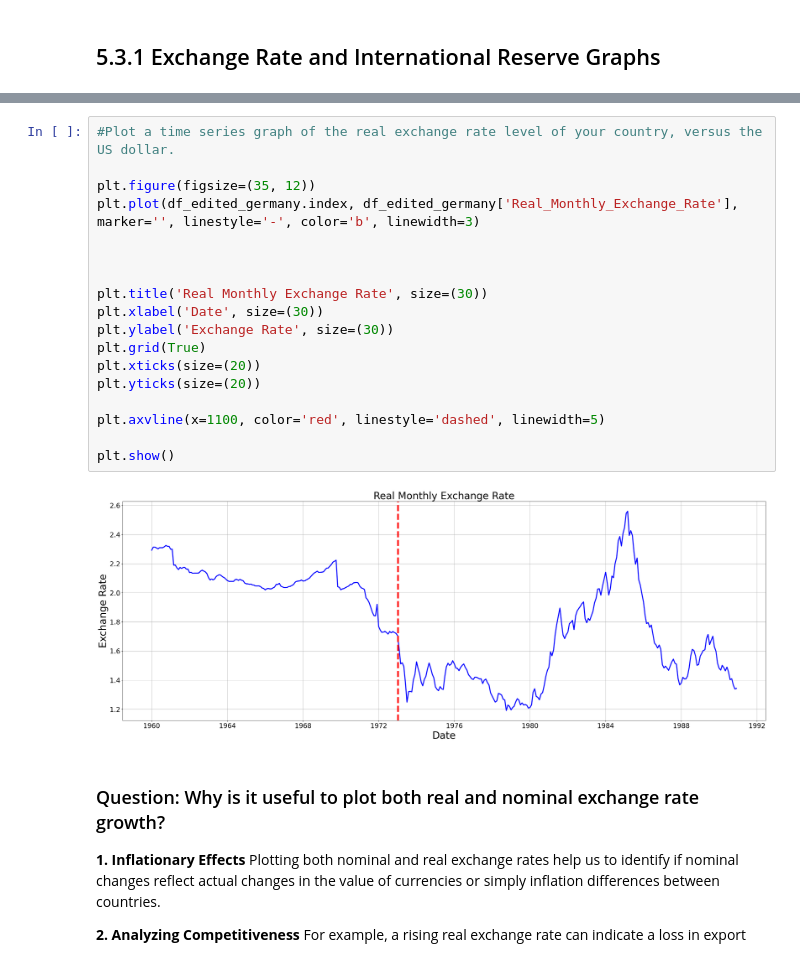
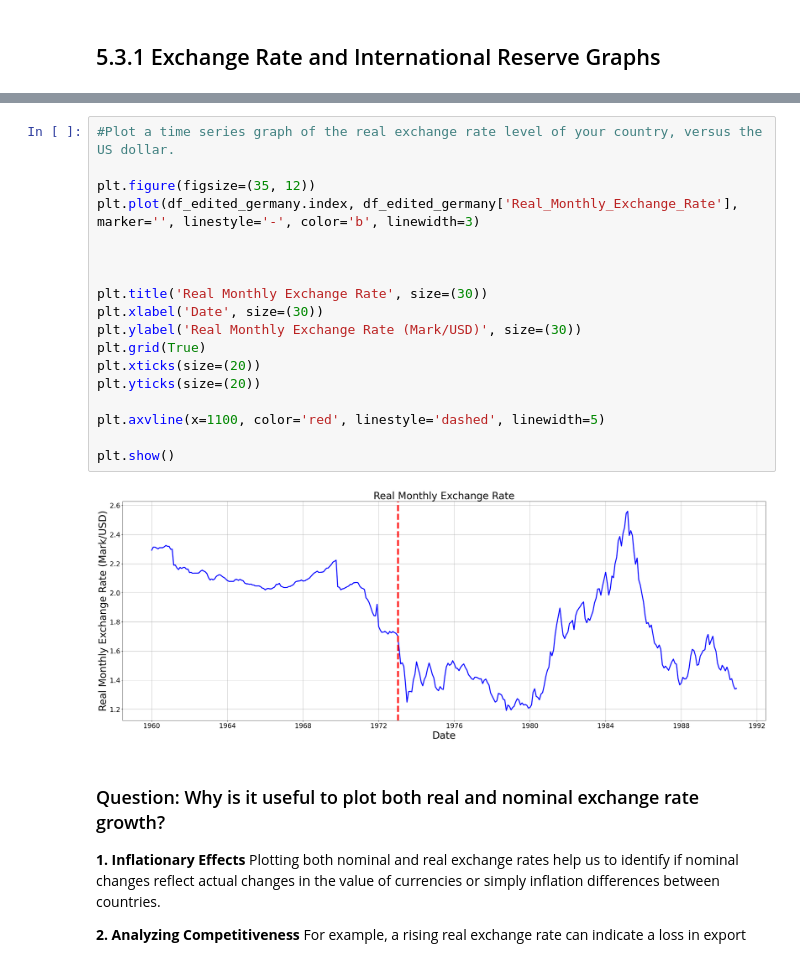
Before and after one commit to Nayrbnat/EC1B1-Coursework, a Jupyter notebook: EC1B1 Coursework.ipynb, the cells around one changed output, grey strips where cells are left out. Drawn from its saved outputs; the diff is of its cells as text.

```diff
--- a/EC1B1 Coursework.ipynb
+++ b/EC1B1 Coursework.ipynb
@@ -362,23 +362,23 @@ plt.show()
 # %%
 #Plot a time series graph of the real exchange rate level of your country, versus the US dollar.
 
 plt.figure(figsize=(35, 12))
 plt.plot(df_edited_germany.index, df_edited_germany['Real_Monthly_Exchange_Rate'], marker='', linestyle='-', color='b', linewidth=3)
 
 
 
 plt.title('Real Monthly Exchange Rate', size=(30))
 plt.xlabel('Date', size=(30))
-plt.ylabel('Exchange Rate', size=(30))
+plt.ylabel('Real Monthly Exchange Rate (Mark/USD)', size=(30))
 plt.grid(True)
 plt.xticks(size=(20))
 plt.yticks(size=(20))
 
 plt.axvline(x=1100, color='red', linestyle='dashed', linewidth=5)
 
 plt.show()
 # %% [output]
-[figure, old version]
+[figure, new version]
 # %% [markdown]
 ### Question: Why is it useful to plot both real and nominal exchange rate growth?
 **1. Inflationary Effects**
```
Also changed, not shown: parts of 2 cells of this notebook.
